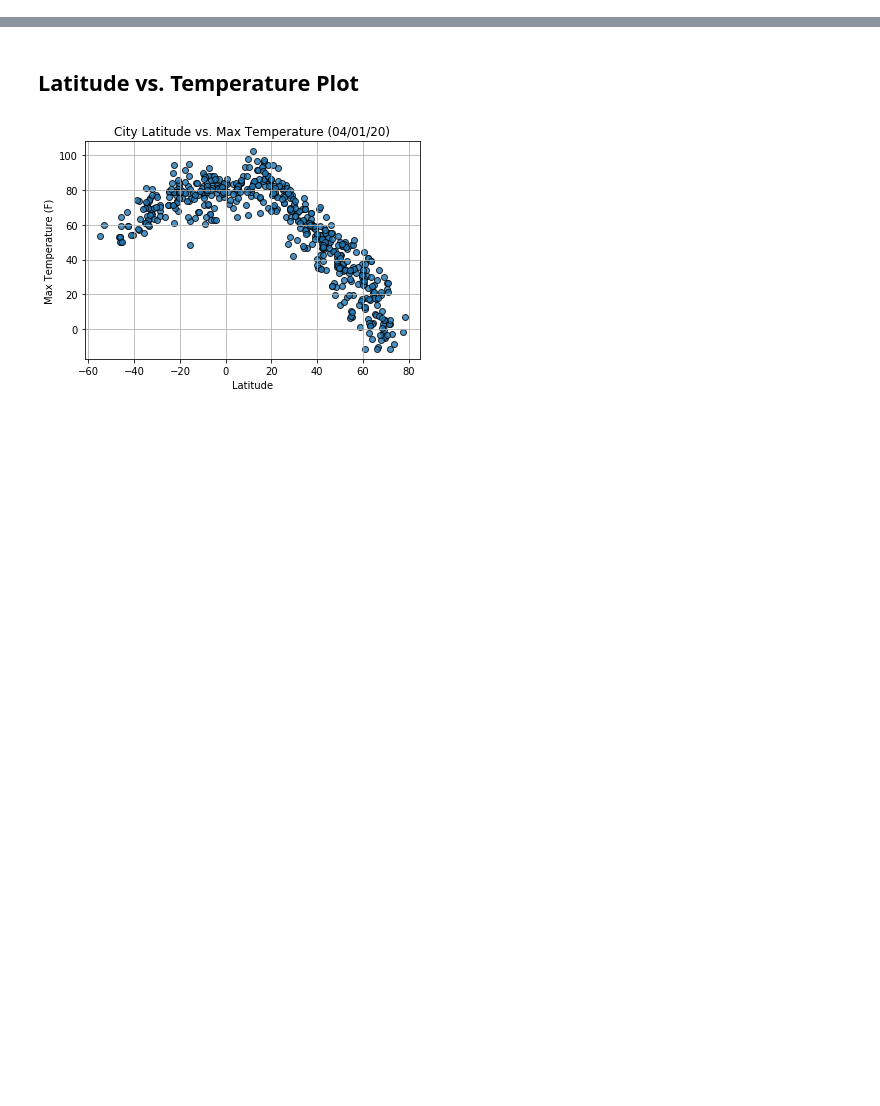
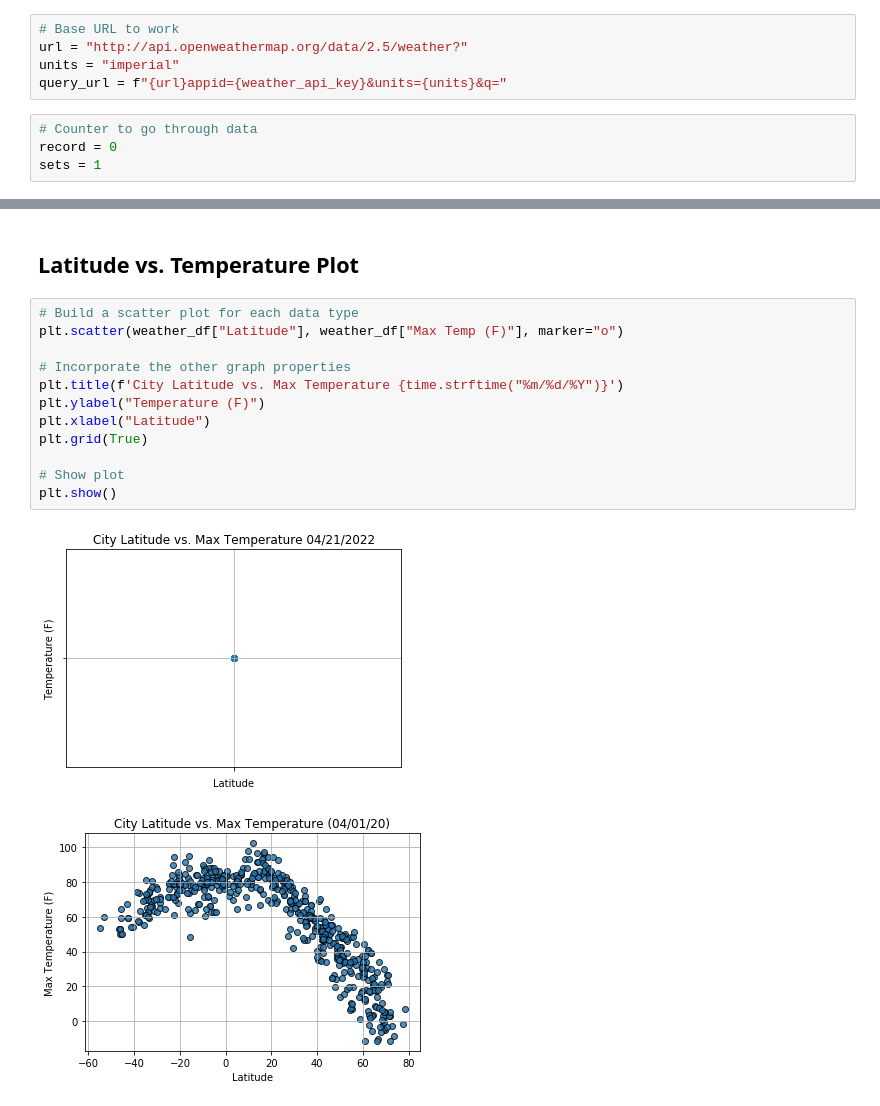
Before and after one commit to Christ1129/python-Weather-Vacation, a Jupyter notebook: WeatherPy/WeatherPy2222.ipynb, the cells around one changed output, grey strips where cells are left out. Saved outputs shown, nothing was run; the diff lists cells and outputs as text; blank space fills up the shorter version.

```diff
--- a/starter_code/WeatherPy.ipynb
+++ b/WeatherPy/WeatherPy2222.ipynb
@@ -137,0 +56,9 @@ Data Retrieval Complete
+# %%
+# Base URL to work
+url = "http://api.openweathermap.org/data/2.5/weather?"
+units = "imperial"
+query_url = f"{url}appid={weather_api_key}&units={units}&q="
+# %%
+# Counter to go through data
+record = 0
+sets = 1
@@ -237,6 +243,20 @@ Int64Index([], dtype='int64')
 * Save the plotted figures as .pngs.
 # %% [markdown]
 ## Latitude vs. Temperature Plot
+# %%
+# Build a scatter plot for each data type
+plt.scatter(weather_df["Latitude"], weather_df["Max Temp (F)"], marker="o")
+
+# Incorporate the other graph properties
+plt.title(f'City Latitude vs. Max Temperature {time.strftime("%m/%d/%Y")}')
+plt.ylabel("Temperature (F)")
+plt.xlabel("Latitude")
+plt.grid(True)
+
+# Show plot
+plt.show()
+# %% [output]
+[figure, added]
 # %%
 # %% [output]
 [figure]
```
Also changed, not shown: parts of 12 cells of this notebook, 23 other files.
